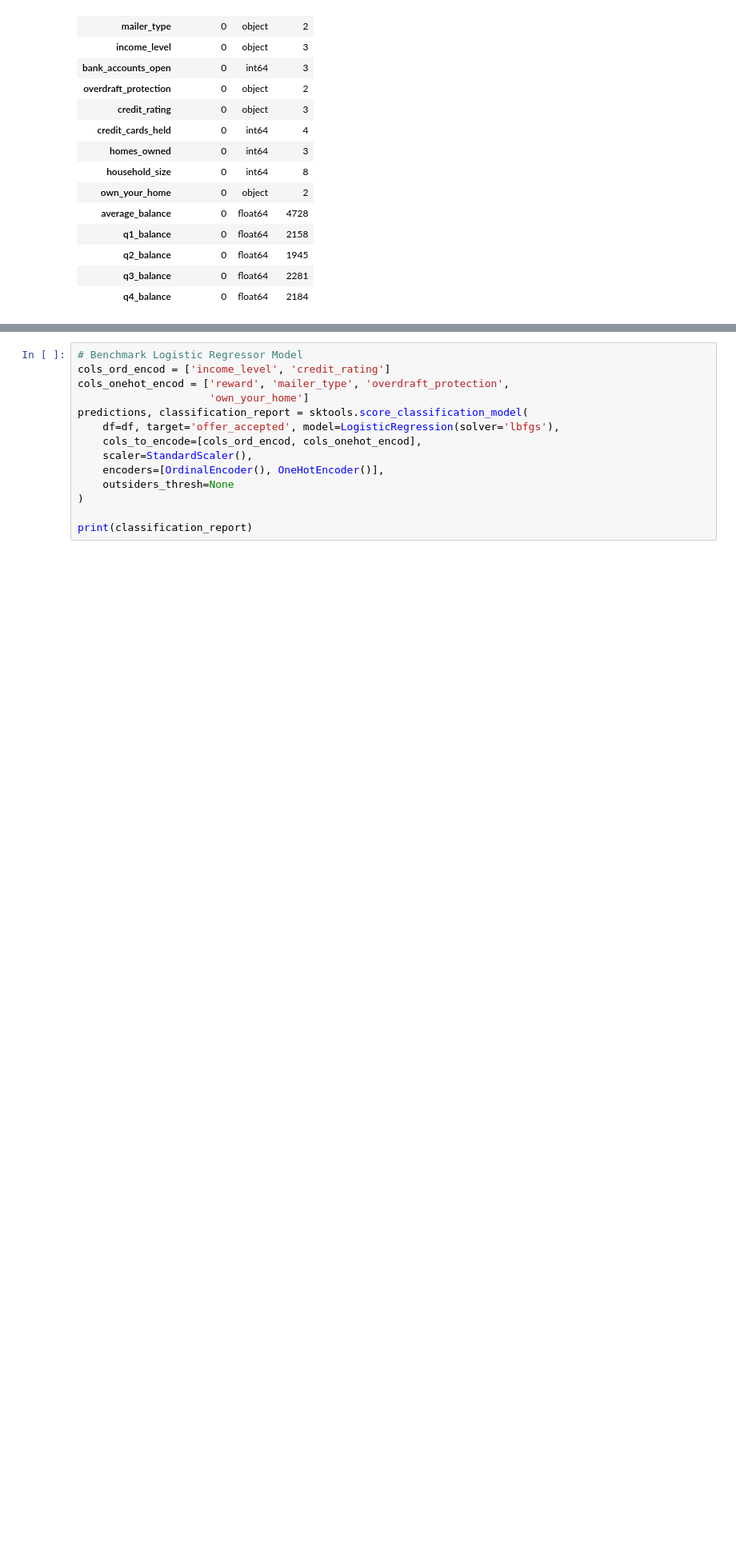
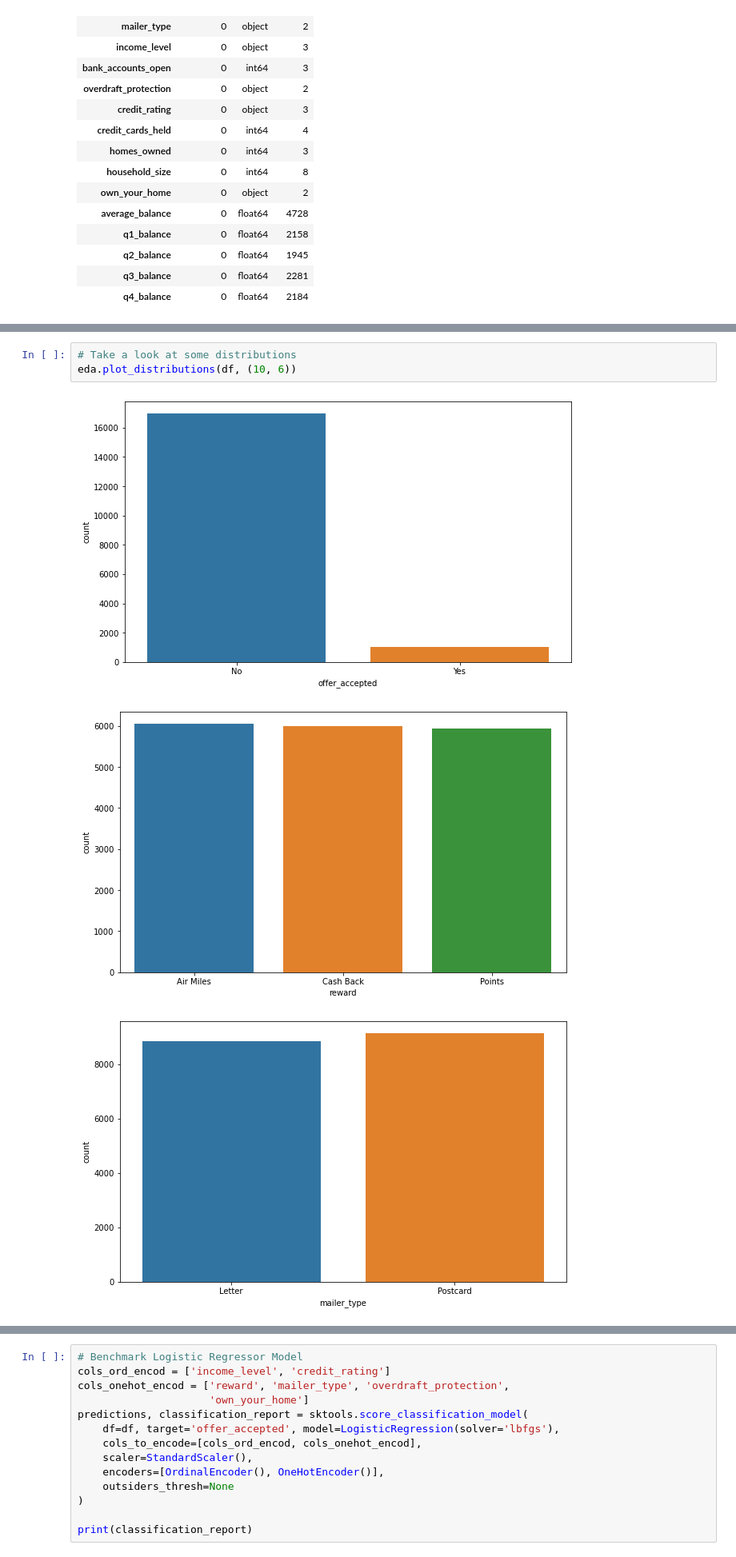
Before and after one commit to Edoardo1996/ironhack-mid-project, a Jupyter notebook: index.ipynb, the cells around one changed output, grey strips where cells are left out. Shown at 80% size. Drawn from its saved outputs; the diff is of its cells as text; blank space fills up the shorter version.

Commit message:
tried some tuning on SVC, plotted some graphs for EDA

```diff
--- a/index.ipynb
+++ b/index.ipynb
@@ -76,0 +91,7 @@ eda.report(df)
+# %%
+# Take a look at some distributions
+eda.plot_distributions(df, (10, 6))
+# %% [output]
+[figure, added]
+[figure, added]
+[figure, added]
```
Also changed, not shown: parts of 14 cells of this notebook, 1 other file.
